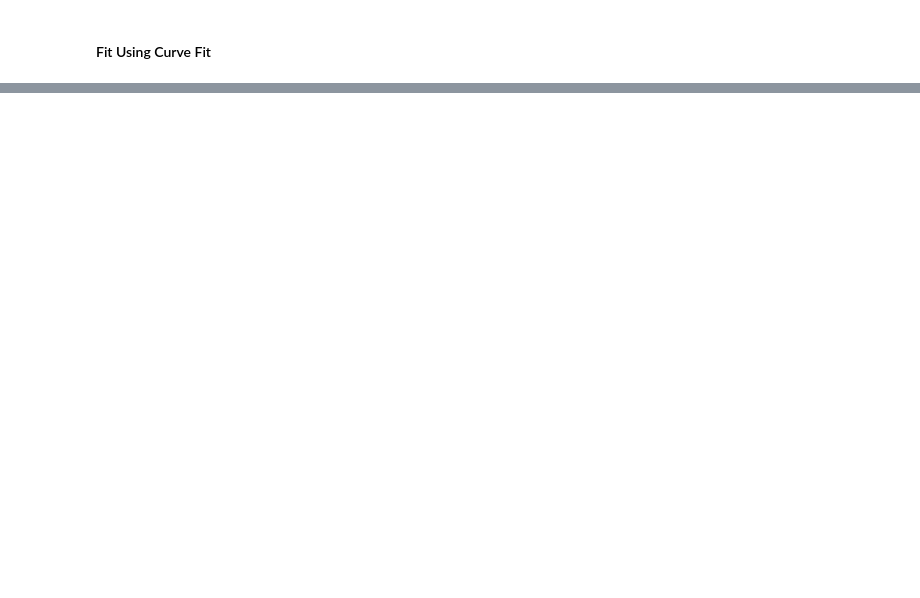
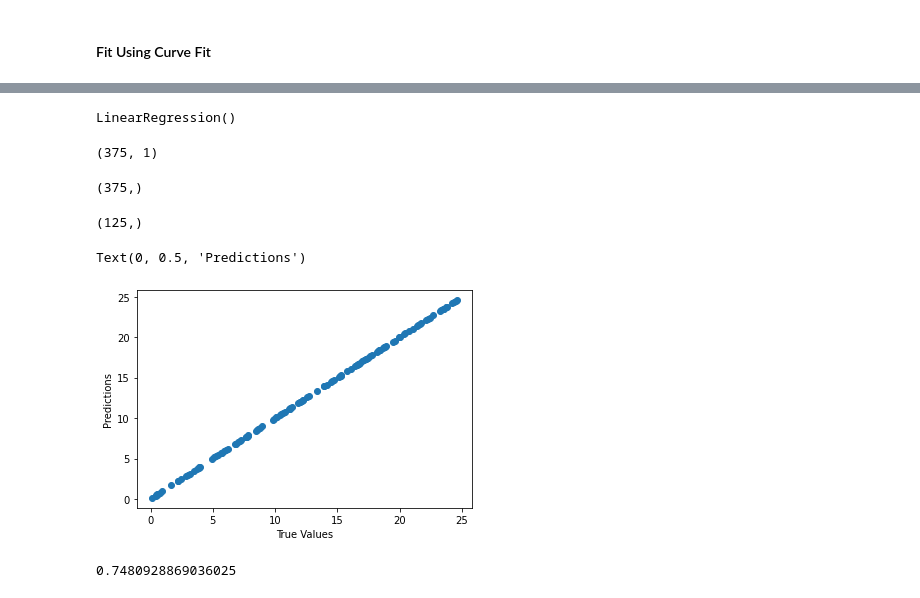
Before and after one commit to PJFinnerty/Project-2020-52446, a Jupyter notebook: Project-2020-PeterFinnerty.ipynb, the cells around one changed output, grey strips where cells are left out. Drawn from its saved outputs; the diff is of its cells as text; code cells hidden in the pictures; blank space fills up the shorter version.

```diff
--- a/Project-2020-PeterFinnerty.ipynb
+++ b/Project-2020-PeterFinnerty.ipynb
@@ -490,0 +574,4 @@ plt.show()
+# %%
+# Set model function
+# Train x and y training arrays
+model = LinearRegression().fit(x_train, y_train)
@@ -490,0 +586,6 @@ plt.show()
+# %%
+# Use the trained model to predict tests
+prediction1 = model.predict(x_test)
+
+# Print first 5 rows of x_test predicted data
+print(prediction1[0:5])
@@ -490,0 +627,31 @@ plt.show()
+# %%
+model = LinearRegression(fit_intercept=True)
+model.fit(x, y)
+# %% [output]
+LinearRegression()
+# %%
+x_train.shape
+# %% [output]
+(375, 1)
+# %%
+y_train.shape
+# %% [output]
+(375,)
+# %%
+prediction1.shape
+# %% [output]
+(125,)
+# %%
+# Create a scatterplot graphing predictions against true data
+plt.scatter(prediction1, y_test)
+#plt.scatter(x, y)
+#plt.plot(x_test, prediction1, 'r')
+plt.xlabel("True Values")
+plt.ylabel("Predictions")
+# %% [output]
+Text(0, 0.5, 'Predictions')
+[figure, added]
+# %%
+print(model.score(x_test, y_test))
+# %% [output]
+0.7480928869036025
```
Also changed, not shown: parts of 43 cells of this notebook, 4 other files.
